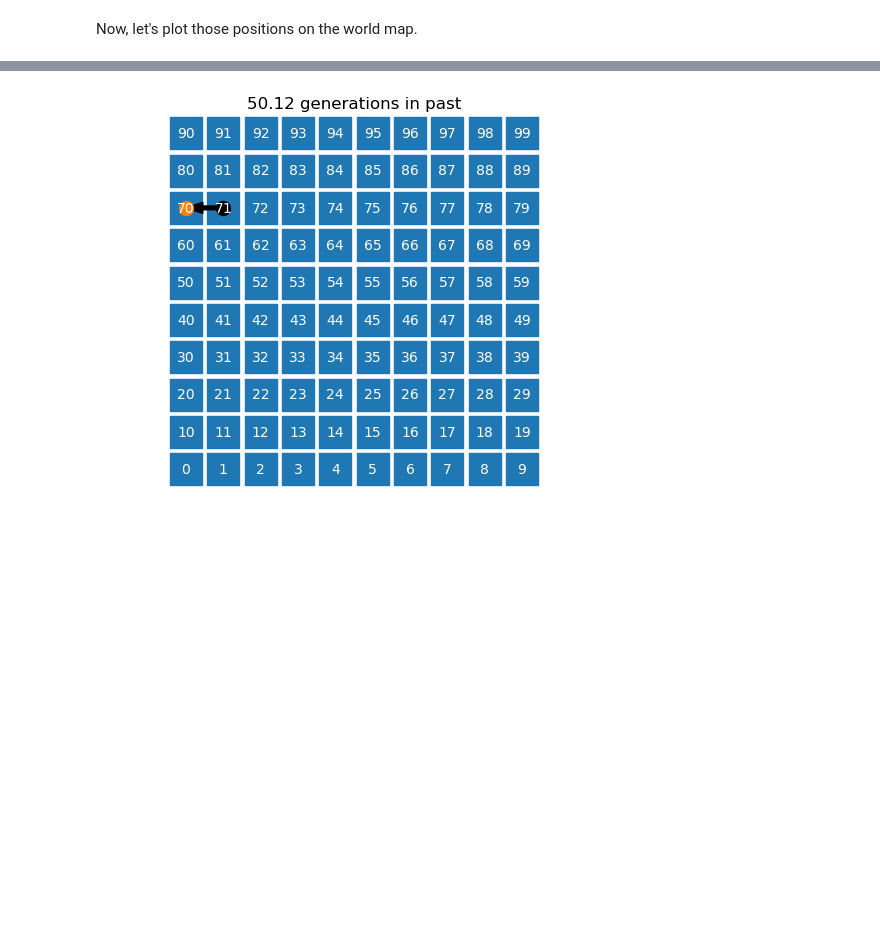
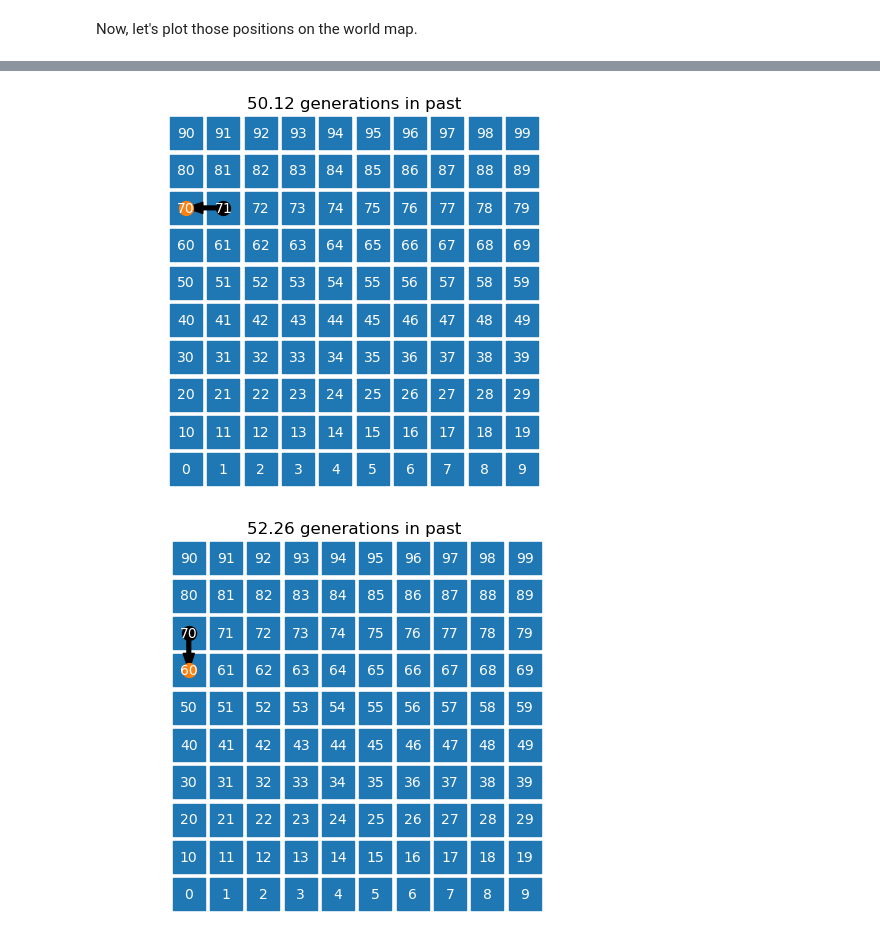
Before and after one commit to kitchensjn/ARGevol2025_Day3_Workshop, a Jupyter notebook: 1_DiscreteSpaceWithMsprime.ipynb, the cells around one changed output, grey strips where cells are left out. Drawn from its saved outputs; the diff is of its cells as text; code cells hidden in the pictures; blank space fills up the shorter version.

```diff
--- a/1_DiscreteSpaceWithMsprime.ipynb
+++ b/1_DiscreteSpaceWithMsprime.ipynb
@@ -141,28 +141,29 @@ while node != -1:
 # %% [markdown]
 Now, let's plot those positions on the world map.
 # %%
-for t in range(5):
+for t in range(10):
 
     fig, ax = plt.subplots()
     ax.scatter(xs, ys, marker="s", s=500)
     for i, text in enumerate(ids):
         ax.annotate(text, (xs[i], ys[i]), ha="center", va="center", color="white")
     if t > 0:
         dx = xs[positions[t]] - xs[positions[t-1]]
         dy = ys[positions[t]] - ys[positions[t-1]]
         if (dx != 0) or (dy != 0):
             ax.scatter(xs[positions[t-1]], ys[positions[t-1]], color="black", s=100)
             ax.arrow(xs[positions[t-1]], ys[positions[t-1]], dx, dy, length_includes_head=True, width=0.1, color="black")
         ax.scatter(xs[positions[t]], ys[positions[t]], s=100)
     else:
         ax.scatter(xs[positions[t]], ys[positions[t]], s=100)
     ax.axis("equal")
     ax.axis("off")
     plt.title(str(round(times[t], 2)) + " generations in past")
     plt.show()
 # %% [output]
 [figure]
 [figure]
 [figure]
 [figure]
 [figure]
+[figure, added]
```
Also changed, not shown: parts of 1 cell of this notebook, 6 other files.
